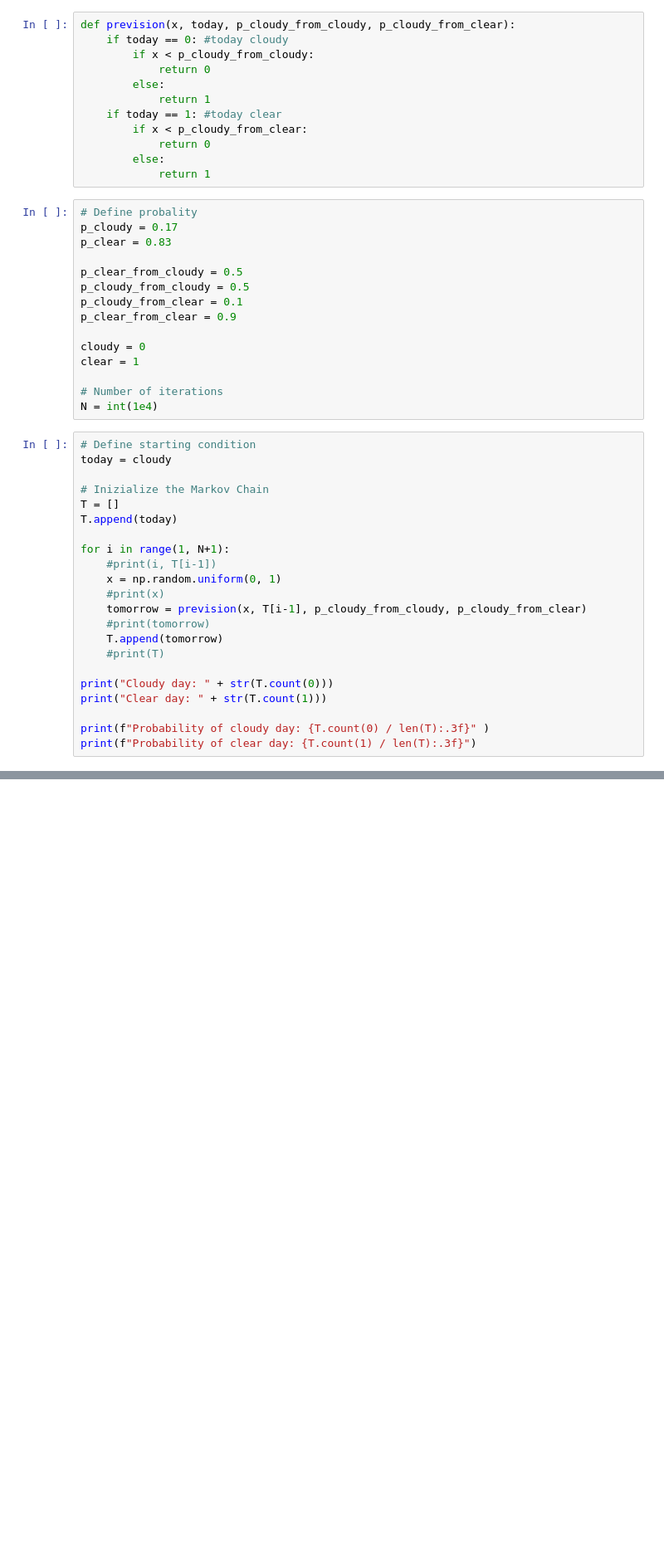
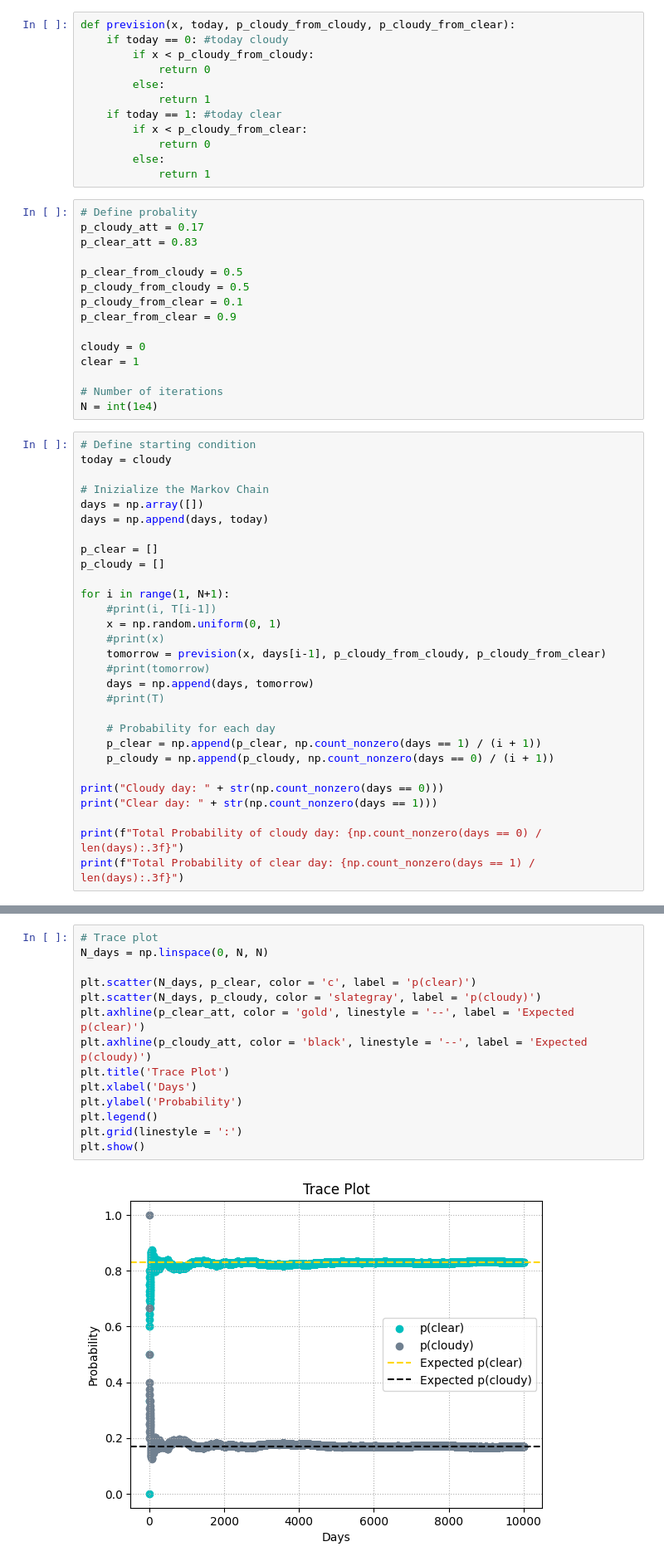
Before and after one commit to APozzi22/Astrostatistic, a Jupyter notebook: 10_Bayesian/Planning_Telescope_Obsevation.ipynb, the cells around one changed output, grey strips where cells are left out. Shown: that part at 83% size. Saved outputs shown, nothing was run; the diff lists cells and outputs as text; blank space fills up the shorter version.

Commit message:
Update Planning_Telescope_Observation.ipynb with plots

```diff
--- a/10_Bayesian/Planning_Telescope_Obsevation.ipynb
+++ b/10_Bayesian/Planning_Telescope_Obsevation.ipynb
@@ -47,8 +49,8 @@ def prevision(x, today, p_cloudy_from_cloudy, p_cloudy_from_clear):
             return 1
 # %%
 # Define probality
-p_cloudy = 0.17
-p_clear = 0.83
+p_cloudy_att = 0.17
+p_clear_att = 0.83
 
 p_clear_from_cloudy = 0.5
 p_cloudy_from_cloudy = 0.5
@@ -65,21 +67,28 @@ N = int(1e4)
 today = cloudy
 
 # Inizialize the Markov Chain
-T = []
-T.append(today)
+days = np.array([])
+days = np.append(days, today)
+
+p_clear = []
+p_cloudy = []
 
 for i in range(1, N+1):
     #print(i, T[i-1])
     x = np.random.uniform(0, 1)
     #print(x)
-    tomorrow = prevision(x, T[i-1], p_cloudy_from_cloudy, p_cloudy_from_clear)
+    tomorrow = prevision(x, days[i-1], p_cloudy_from_cloudy, p_cloudy_from_clear)
     #print(tomorrow)
-    T.append(tomorrow)
+    days = np.append(days, tomorrow)
     #print(T)
 
-print("Cloudy day: " + str(T.count(0)))
-print("Clear day: " + str(T.count(1)))
+    # Probability for each day
+    p_clear = np.append(p_clear, np.count_nonzero(days == 1) / (i + 1))
+    p_cloudy = np.append(p_cloudy, np.count_nonzero(days == 0) / (i + 1))
 
-print(f"Probability of cloudy day: {T.count(0) / len(T):.3f}" )
-print(f"Probability of clear day: {T.count(1) / len(T):.3f}")
+print("Cloudy day: " + str(np.count_nonzero(days == 0)))
+print("Clear day: " + str(np.count_nonzero(days == 1)))
+
+print(f"Total Probability of cloudy day: {np.count_nonzero(days == 0) / len(days):.3f}")
+print(f"Total Probability of clear day: {np.count_nonzero(days == 1) / len(days):.3f}")
 # %% [output]
@@ -89,0 +99,16 @@ Probability of clear day: 0.833
+# %%
+# Trace plot
+N_days = np.linspace(0, N, N)
+
+plt.scatter(N_days, p_clear, color = 'c', label = 'p(clear)')
+plt.scatter(N_days, p_cloudy, color = 'slategray', label = 'p(cloudy)')
+plt.axhline(p_clear_att, color = 'gold', linestyle = '--', label = 'Expected p(clear)')
+plt.axhline(p_cloudy_att, color = 'black', linestyle = '--', label = 'Expected p(cloudy)')
+plt.title('Trace Plot')
+plt.xlabel('Days')
+plt.ylabel('Probability')
+plt.legend()
+plt.grid(linestyle = ':')
+plt.show()
+# %% [output]
+[figure, added]
```
Also changed, not shown: parts of 5 cells of this notebook.
